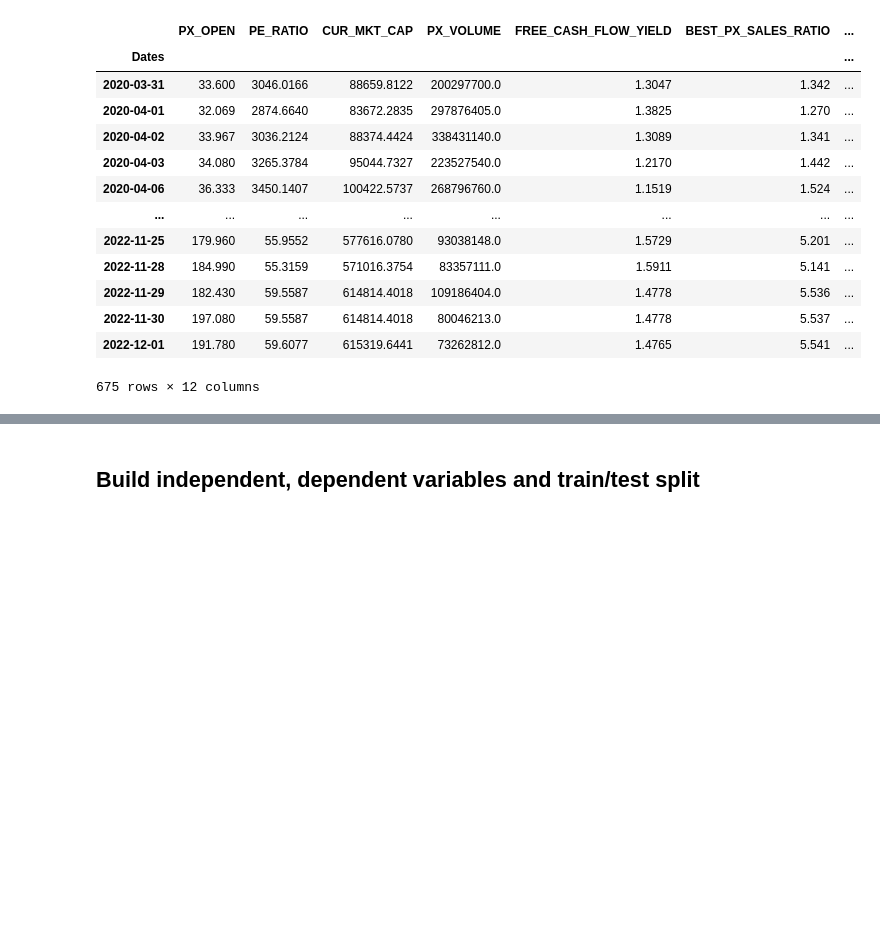
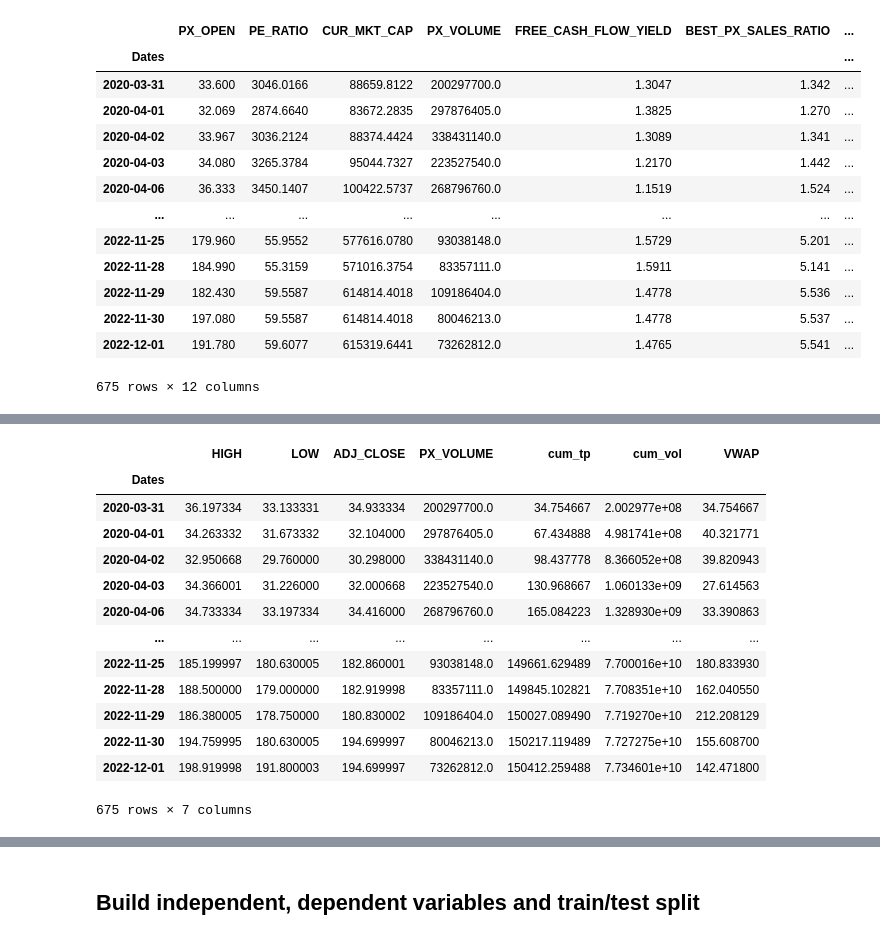
Before and after one commit to rohan-r-kulkarni/bigtech_analysis, a Jupyter notebook: bigtech_rf.ipynb, the cells around one changed output, grey strips where cells are left out. Saved outputs shown, nothing was run; the diff lists cells and outputs as text; code cells hidden in the pictures; blank space fills up the shorter version.

```diff
--- a/bigtech_rf.ipynb
+++ b/bigtech_rf.ipynb
@@ -246,0 +261,3 @@ array([[            nan],
+# %%
+obv_indicator = ((obv.OBV_FIN.diff() > 0) & (obv.close_change > 0)).astype(int).shift(1)
+obv_indicator
@@ -246,0 +278,2 @@ array([[            nan],
+# %%
+stocks[s]=stocks[s].assign(OBV_indicator=obv_indicator)
@@ -246,0 +408,4 @@ array([[            nan],
+# %%
+vwap=stocks[s].copy().loc[:, ["HIGH", "LOW", "ADJ_CLOSE", "PX_VOLUME"]]
+typ_price=vwap.loc[:, ["HIGH", "LOW", "ADJ_CLOSE"]].mean(axis=1)
+vwap
@@ -246,0 +427,8 @@ array([[            nan],
+# %%
+vol = vwap.loc[:, ["PX_VOLUME"]]
+cum_tp = typ_price.cumsum()
+cum_vol=vol.cumsum()
+vwap = vwap.assign(cum_tp=cum_tp)
+vwap = vwap.assign(cum_vol=cum_vol)
+
+vwap
@@ -246,0 +450,21 @@ array([[            nan],
+# %%
+def calc_vwap(x):
+    return (x.cum_tp * x.PX_VOLUME)/(x.cum_vol)
+
+vwap=vwap.assign(VWAP=vwap.apply(calc_vwap, axis=1))
+vwap
+# %% [output]
+|  | HIGH | LOW | ADJ_CLOSE | PX_VOLUME | cum_tp | cum_vol | VWAP |
+| Dates |  |  |  |  |  |  |  |
+| 2020-03-31 | 36.197334 | 33.133331 | 34.933334 | 200297700.0 | 34.754667 | 2.002977e+08 | 34.754667 |
+| 2020-04-01 | 34.263332 | 31.673332 | 32.104000 | 297876405.0 | 67.434888 | 4.981741e+08 | 40.321771 |
+| 2020-04-02 | 32.950668 | 29.760000 | 30.298000 | 338431140.0 | 98.437778 | 8.366052e+08 | 39.820943 |
+| 2020-04-03 | 34.366001 | 31.226000 | 32.000668 | 223527540.0 | 130.968667 | 1.060133e+09 | 27.614563 |
+| 2020-04-06 | 34.733334 | 33.197334 | 34.416000 | 268796760.0 | 165.084223 | 1.328930e+09 | 33.390863 |
+| ... | ... | ... | ... | ... | ... | ... | ... |
+| 2022-11-25 | 185.199997 | 180.630005 | 182.860001 | 93038148.0 | 149661.629489 | 7.700016e+10 | 180.833930 |
+| 2022-11-28 | 188.500000 | 179.000000 | 182.919998 | 83357111.0 | 149845.102821 | 7.708351e+10 | 162.040550 |
+| 2022-11-29 | 186.380005 | 178.750000 | 180.830002 | 109186404.0 | 150027.089490 | 7.719270e+10 | 212.208129 |
+| 2022-11-30 | 194.759995 | 180.630005 | 194.699997 | 80046213.0 | 150217.119489 | 7.727275e+10 | 155.608700 |
+| 2022-12-01 | 198.919998 | 191.800003 | 194.699997 | 73262812.0 | 150412.259488 | 7.734601e+10 | 142.471800 |
+675 rows × 7 columns
```
Also changed, not shown: parts of 33 cells of this notebook, 1 other file.
